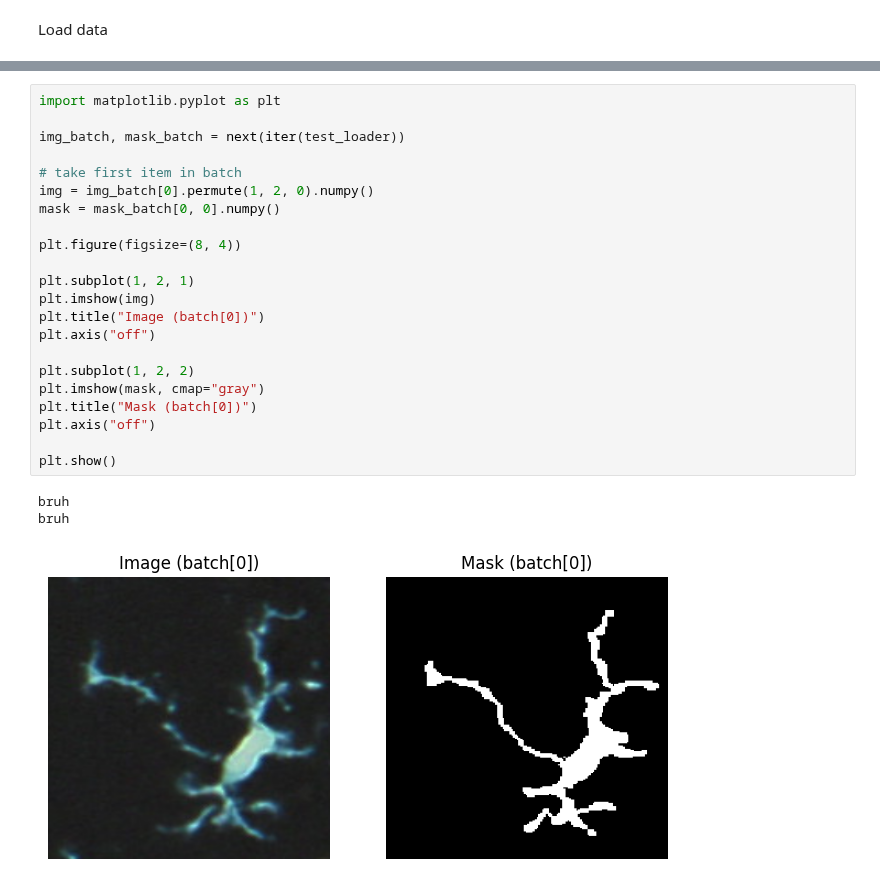
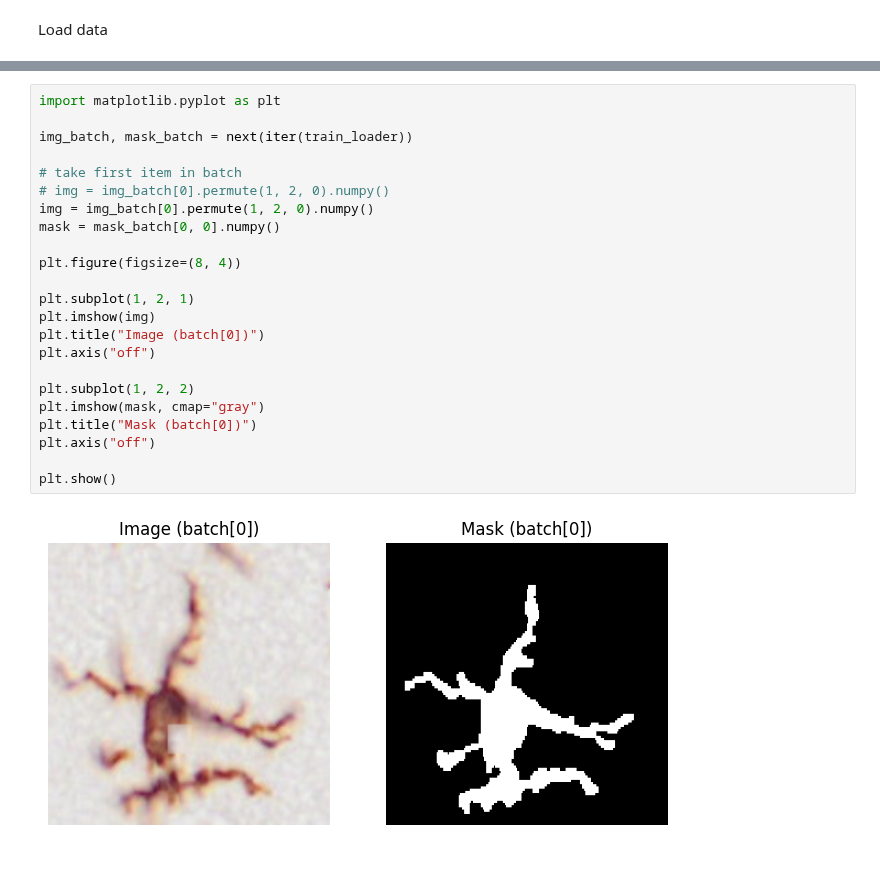
Before and after one commit to cwissyboi/AutomaticMicrogliaMorphologyAnalysis, a Jupyter notebook: initial_pipeline/segmentation/custom_segmentation/random_disconnections.ipynb, the cells around one changed output, grey strips where cells are left out. Saved outputs shown, nothing was run; the diff lists cells and outputs as text.

Commit message:
working in data loader

```diff
--- a/initial_pipeline/segmentation/custom_segmentation/random_disconnections.ipynb
+++ b/initial_pipeline/segmentation/custom_segmentation/random_disconnections.ipynb
@@ -104,29 +103,28 @@ currently using device: cpu
 # %%
 import matplotlib.pyplot as plt
 
-img_batch, mask_batch = next(iter(test_loader))
+img_batch, mask_batch = next(iter(train_loader))
 
 # take first item in batch
+# img = img_batch[0].permute(1, 2, 0).numpy()
 img = img_batch[0].permute(1, 2, 0).numpy()
 mask = mask_batch[0, 0].numpy()
 
 plt.figure(figsize=(8, 4))
 
 plt.subplot(1, 2, 1)
 plt.imshow(img)
 plt.title("Image (batch[0])")
 plt.axis("off")
 
 plt.subplot(1, 2, 2)
 plt.imshow(mask, cmap="gray")
 plt.title("Mask (batch[0])")
 plt.axis("off")
 
 plt.show()
 # %% [output]
-bruh
-bruh
-[figure, old version]
+[figure, new version]
 # %%
 visualize_first_n_with_branch_cuts(
     train_df,
```
Also changed, not shown: parts of 2 cells of this notebook, 4 other files.
